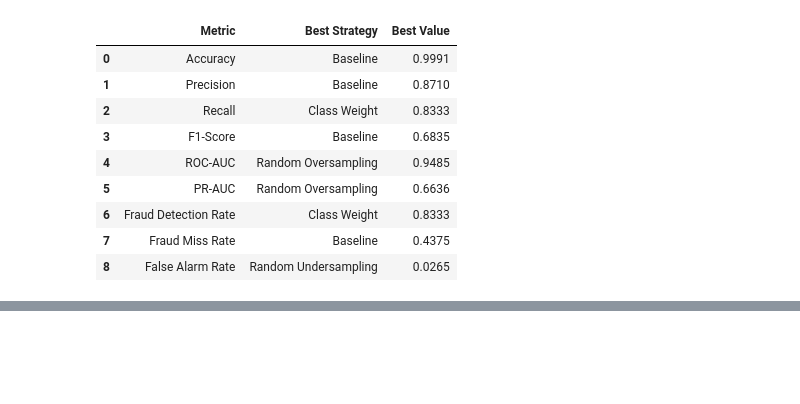
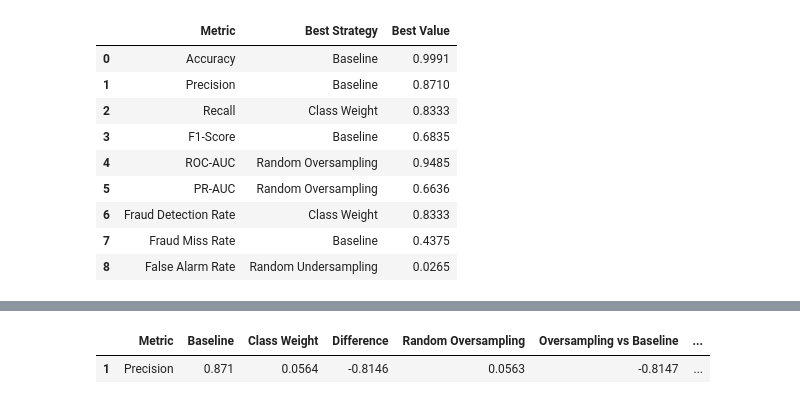
Before and after one commit to annnuspeaks/fraud-detection-system, a Jupyter notebook: notebooks/07_baseline_model.ipynb, the cells around one changed output, grey strips where cells are left out. Saved outputs shown, nothing was run; the diff lists cells and outputs as text; code cells hidden in the pictures; blank space fills up the shorter version.

```diff
--- a/notebooks/07_baseline_model.ipynb
+++ b/notebooks/07_baseline_model.ipynb
@@ -2398,0 +2450,9 @@ leader_table
+# %%
+precision_comparison = comparison_table[
+    comparison_table["Metric"] == "Precision"
+]
+
+precision_comparison
+# %% [output]
+|  | Metric | Baseline | Class Weight | Difference | Random Oversampling | Oversampling vs Baseline | ... |
+| 1 | Precision | 0.871 | 0.0564 | -0.8146 | 0.0563 | -0.8147 | ... |
```
Also changed, not shown: parts of 35 cells of this notebook, 6 other files.
